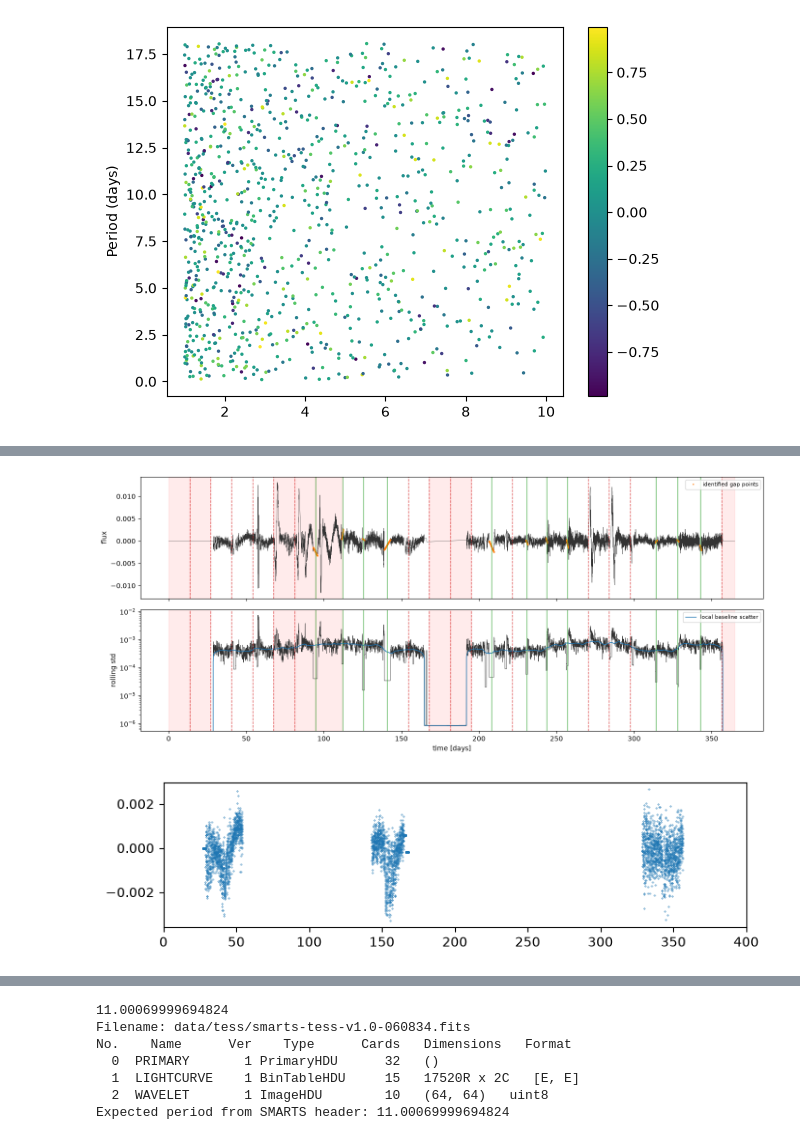
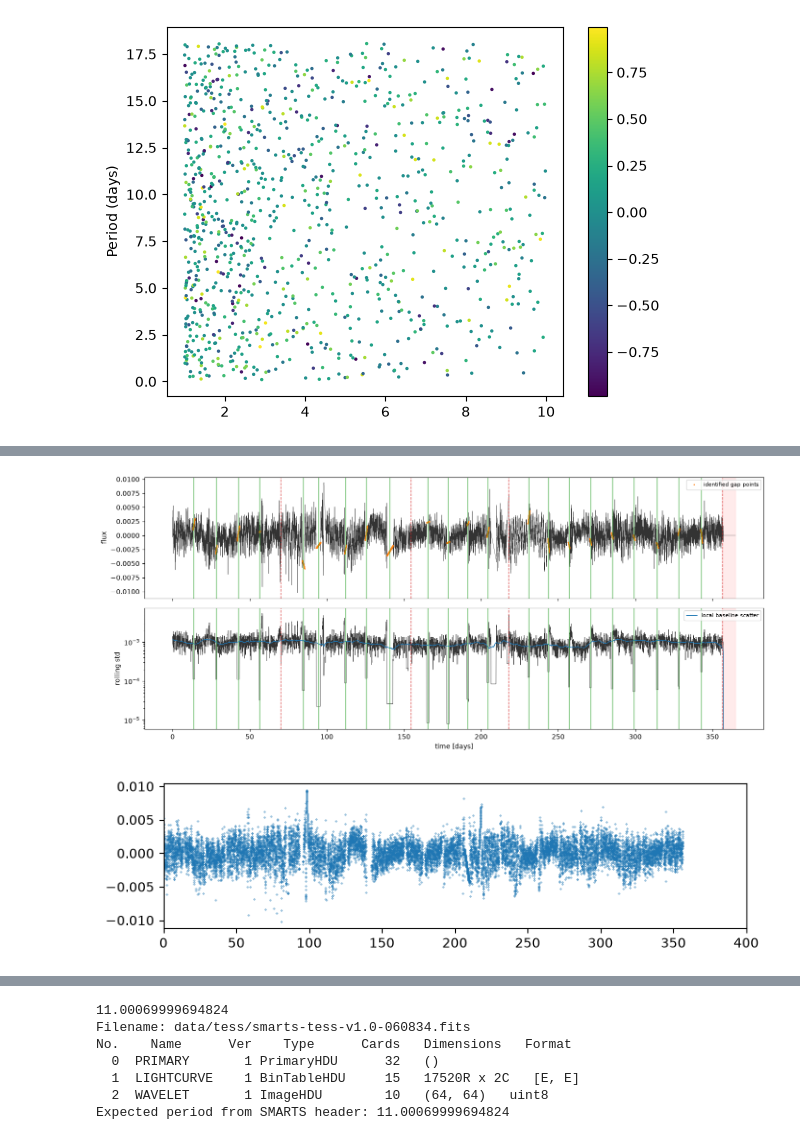
Before and after one commit to rae-holcomb/ss_redevelopment, a Jupyter notebook: ss_claude_sandbox.ipynb, the cells around one changed output, grey strips where cells are left out. Cells and saved outputs as stored; diff of their text form; code cells hidden in the pictures.

Commit message:
Update unpack smarts function

```diff
--- a/ss_claude_sandbox.ipynb
+++ b/ss_claude_sandbox.ipynb
@@ -255,44 +255,53 @@ reload(split_smarts_lc)
 # %%
 from split_smarts_lc import *
 
-def unpack_smarts(fname):
+def unpack_smarts(fname, sectors=None):
     """
     Unpacks a SMARTS light curve FITS file and returns the time, flux, and expected period. Applies normalization and maps it to even cadence for conveniences
 
     Args:
         filename (str): Path to the SMARTS light curve FITS file.
     Returns:
         time (array): time stamps, in days.
         flux (array): flux values, normalized to 1 and centered around 0.
         time_even (array): time stamps, mapped to even cadence.
         flux_even (array): flux, mapped to even cadence.
         header (float): the header of the FITS file, which contains metadata including the expected rotation period.
     """
     hdul = fits.open(fname)
     lc = hdul["LIGHTCURVE"].data
     time = lc["time"]
     flux = lc["flux"] - 1
-    time_even, flux_even = to_even_cadence(time, flux, timestep=1800)
-    header = hdul[0].header#['PERIOD']
-    return time, flux, time_even, flux_even, header
+
+    # split the light curve and then recombine it to remove gaps and flagged segments,
+    segments, diagnostics = split_lightcurve(time, flux, n_segments=27)
+    time_stitch, flux_stitch, sectors = recombine_segments(
+        segments, diagnostics,
+        drop_gap_points=True, drop_flagged_segments=True,
+        sectors=sectors)
+
+    # then map to even cadence
+    time_even, flux_even = to_even_cadence(time_stitch, flux_stitch, timestep=1800)
+    header = hdul[0].header
+    return time, flux, segments, diagnostics, time_stitch, flux_stitch, time_even, flux_even, header, sectors
 
 # fname = df1.filename.iloc[118]
 # fname = df1.filename.iloc[296]
-fname = df1.filename.iloc[26]
-time, flux, time_even, flux_even, header = unpack_smarts(fname)
+fname = df1.filename.iloc[27]
+time_raw, flux_raw, segments, diagnostics, time_stitch, flux_stitch, time_even, flux_even, header, sectors = unpack_smarts(fname)
 
-segments, diagnostics = split_lightcurve(time, flux, n_segments=27)
-plot_split_diagnostics(time, flux, diagnostics)
+# we want to treat the stitched version as default
+time, flux = time_stitch, flux_stitch
+
+# segments, diagnostics = split_lightcurve(time, flux, n_segments=27)
+plot_split_diagnostics(time_raw, flux_raw, diagnostics)
 plt.show();
 
-time_stitch, flux_stitch = recombine_segments(segments, diagnostics,
-                                              drop_gap_points=True, drop_flagged_segments=True,
-                                              sectors=[1, 2, 3, 6, 7, 13])
 plt.figure(figsize=[8,2])
 plt.scatter(time_stitch, flux_stitch, s=.1)
 plt.xlim([0, 400])
 plt.show()
 # %% [output]
-[figure, old version]
+[figure, new version]
-[figure, old version]
+[figure, new version]
 # %%
```
Also changed, not shown: parts of 2 cells of this notebook, 1 other file.
